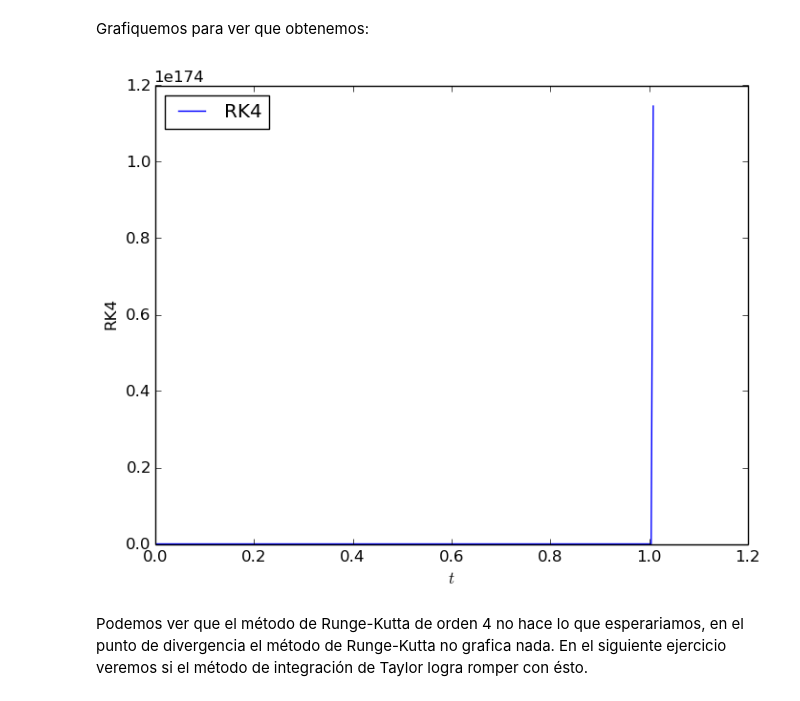
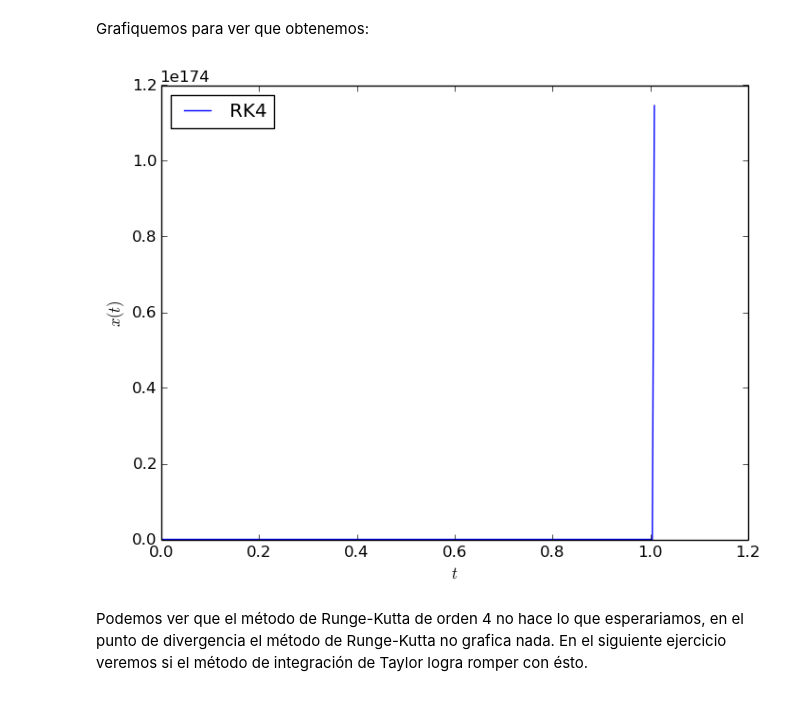
Before and after one commit to lbenet/2016-1_TemasSelectosFisComp, a Jupyter notebook: tareas/Ernesto Carro/3-EjerciciosTaylor.ipynb, the cells around one changed output. Saved outputs shown, nothing was run; the diff lists cells and outputs as text; code cells hidden in the pictures.

```diff
--- a/tareas/Ernesto Carro/3-EjerciciosTaylor.ipynb
+++ b/tareas/Ernesto Carro/3-EjerciciosTaylor.ipynb
@@ -265,11 +265,11 @@ Grafiquemos para ver que obtenemos:
 # %%
 plot(Inter1, X_RK41, label="RK4")
 legend(loc=2)
 xlabel(L"t")
-ylabel("RK4")
+ylabel(L"x(t)")
 show()
 # %% [output]
-[figure, old version]
+[figure, new version]
 # %% [markdown]
 Podemos ver que el método de Runge-Kutta de orden 4 no hace lo que esperariamos, en el punto de divergencia el método de Runge-Kutta no grafica nada. En el siguiente ejercicio veremos si el método de integración de Taylor logra romper con ésto.
 # %% [markdown]
```
Also changed, not shown: parts of 6 cells of this notebook.
